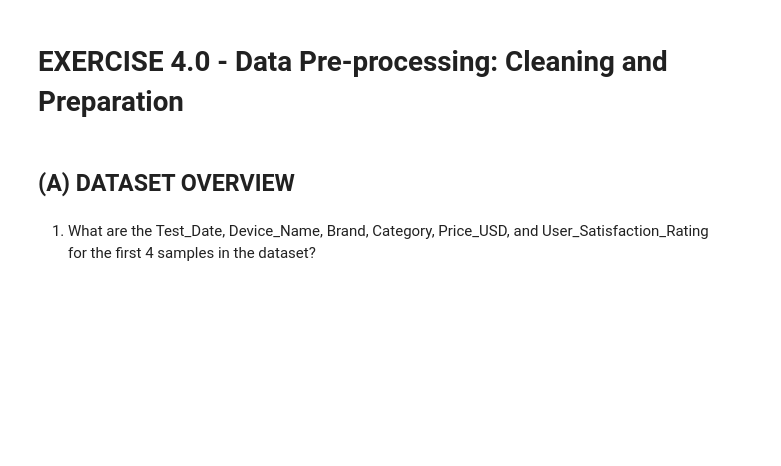
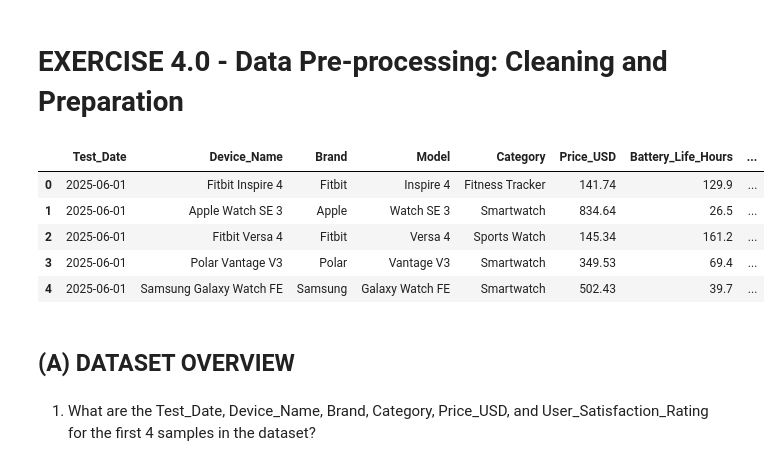
Before and after one commit to Covenantmondei/pandas, a Jupyter notebook: Lab 4/Exercise_4_0_Data_Preprocessing.ipynb, the cells around one changed output. Drawn from its saved outputs; the diff is of its cells as text; code cells hidden in the pictures; blank space fills up the shorter version.

```diff
--- a/Lab 4/Exercise_4_0_Data_Preprocessing.ipynb
+++ b/Lab 4/Exercise_4_0_Data_Preprocessing.ipynb
@@ -3,13 +3,20 @@
 # %%
 import pandas as pd
 import numpy as np
 import matplotlib.pyplot as plt
 import seaborn as sns
 from missingno import missingno
 
 # Load the dataset (replace with your actual file path)
-df = pd.read_csv('datasets/wearable_health_devices_performance_upto_26june2025.csv')
+df = pd.read_csv('dataset/wearable_health_devices_performance_upto_26june2025.csv')
 df.head()
+# %% [output]
+|  | Test_Date | Device_Name | Brand | Model | Category | Price_USD | Battery_Life_Hours | ... |
+| 0 | 2025-06-01 | Fitbit Inspire 4 | Fitbit | Inspire 4 | Fitness Tracker | 141.74 | 129.9 | ... |
+| 1 | 2025-06-01 | Apple Watch SE 3 | Apple | Watch SE 3 | Smartwatch | 834.64 | 26.5 | ... |
+| 2 | 2025-06-01 | Fitbit Versa 4 | Fitbit | Versa 4 | Sports Watch | 145.34 | 161.2 | ... |
+| 3 | 2025-06-01 | Polar Vantage V3 | Polar | Vantage V3 | Smartwatch | 349.53 | 69.4 | ... |
+| 4 | 2025-06-01 | Samsung Galaxy Watch FE | Samsung | Galaxy Watch FE | Smartwatch | 502.43 | 39.7 | ... |
 # %% [markdown]
 ## (A) DATASET OVERVIEW
 # %% [markdown]
```
Also changed, not shown: parts of 88 cells of this notebook.
